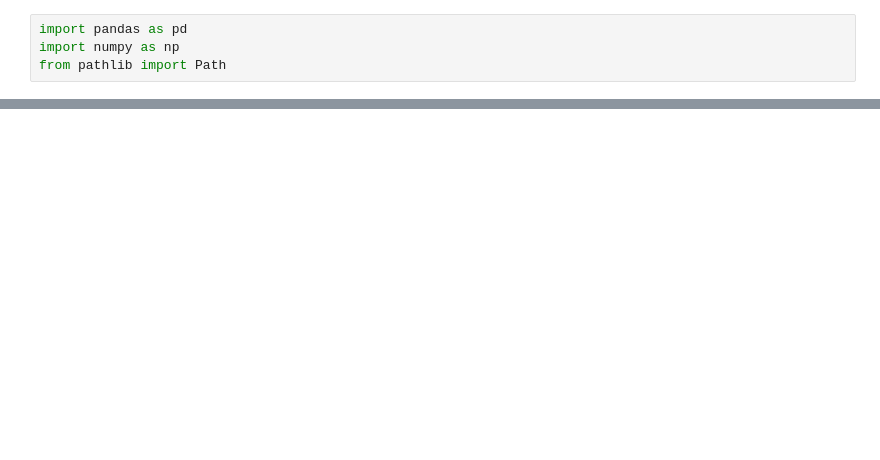
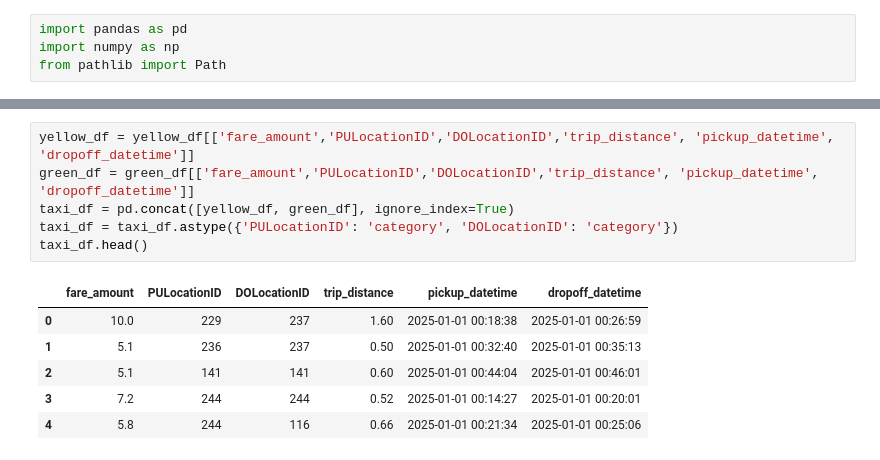
Before and after one commit to tmartinma/CSE6242_Team82, a Jupyter notebook: AutoML.ipynb, the cells around one changed output, grey strips where cells are left out. Drawn from its saved outputs; the diff is of its cells as text; blank space fills up the shorter version.

```diff
--- a/AutoML.ipynb
+++ b/AutoML.ipynb
@@ -117,0 +39,13 @@ Name: duration, dtype: float64
+# %%
+yellow_df = yellow_df[['fare_amount','PULocationID','DOLocationID','trip_distance', 'pickup_datetime', 'dropoff_datetime']]
+green_df = green_df[['fare_amount','PULocationID','DOLocationID','trip_distance', 'pickup_datetime', 'dropoff_datetime']]
+taxi_df = pd.concat([yellow_df, green_df], ignore_index=True)
+taxi_df = taxi_df.astype({'PULocationID': 'category', 'DOLocationID': 'category'})
+taxi_df.head()
+# %% [output]
+|  | fare_amount | PULocationID | DOLocationID | trip_distance | pickup_datetime | dropoff_datetime |
+| 0 | 10.0 | 229 | 237 | 1.60 | 2025-01-01 00:18:38 | 2025-01-01 00:26:59 |
+| 1 | 5.1 | 236 | 237 | 0.50 | 2025-01-01 00:32:40 | 2025-01-01 00:35:13 |
+| 2 | 5.1 | 141 | 141 | 0.60 | 2025-01-01 00:44:04 | 2025-01-01 00:46:01 |
+| 3 | 7.2 | 244 | 244 | 0.52 | 2025-01-01 00:14:27 | 2025-01-01 00:20:01 |
+| 4 | 5.8 | 244 | 116 | 0.66 | 2025-01-01 00:21:34 | 2025-01-01 00:25:06 |
```
Also changed, not shown: parts of 15 cells of this notebook, 31 other files.
